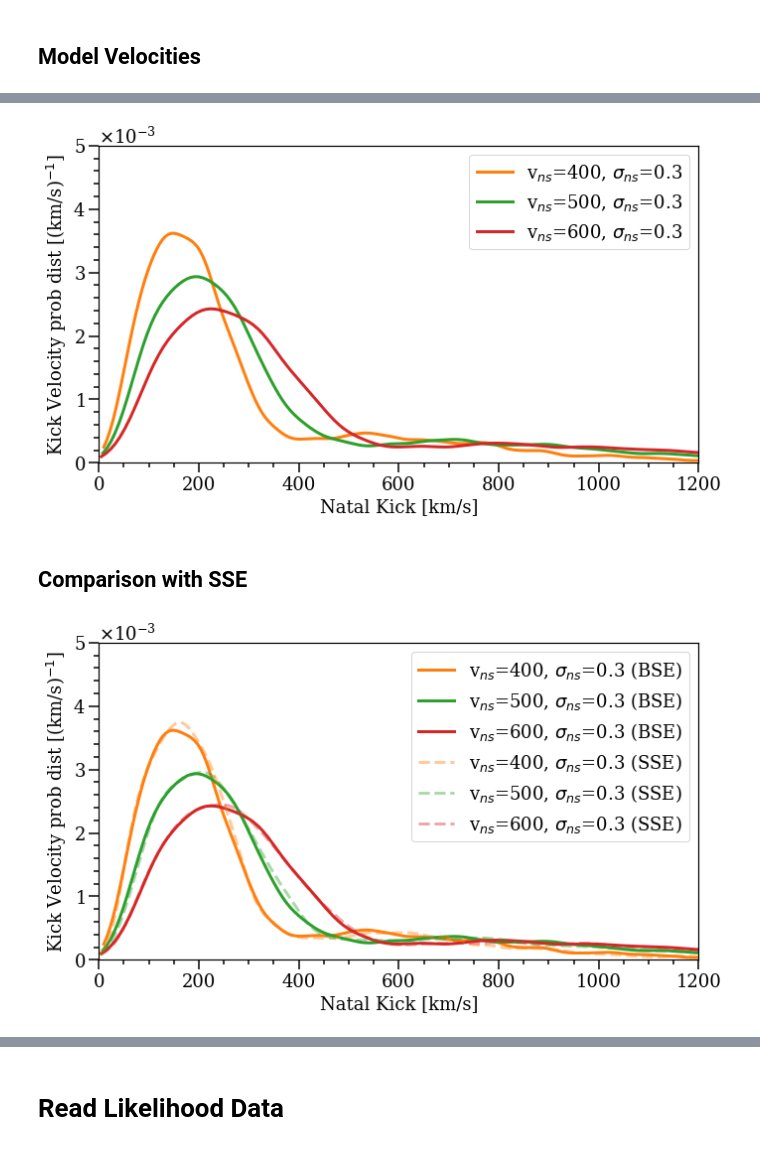
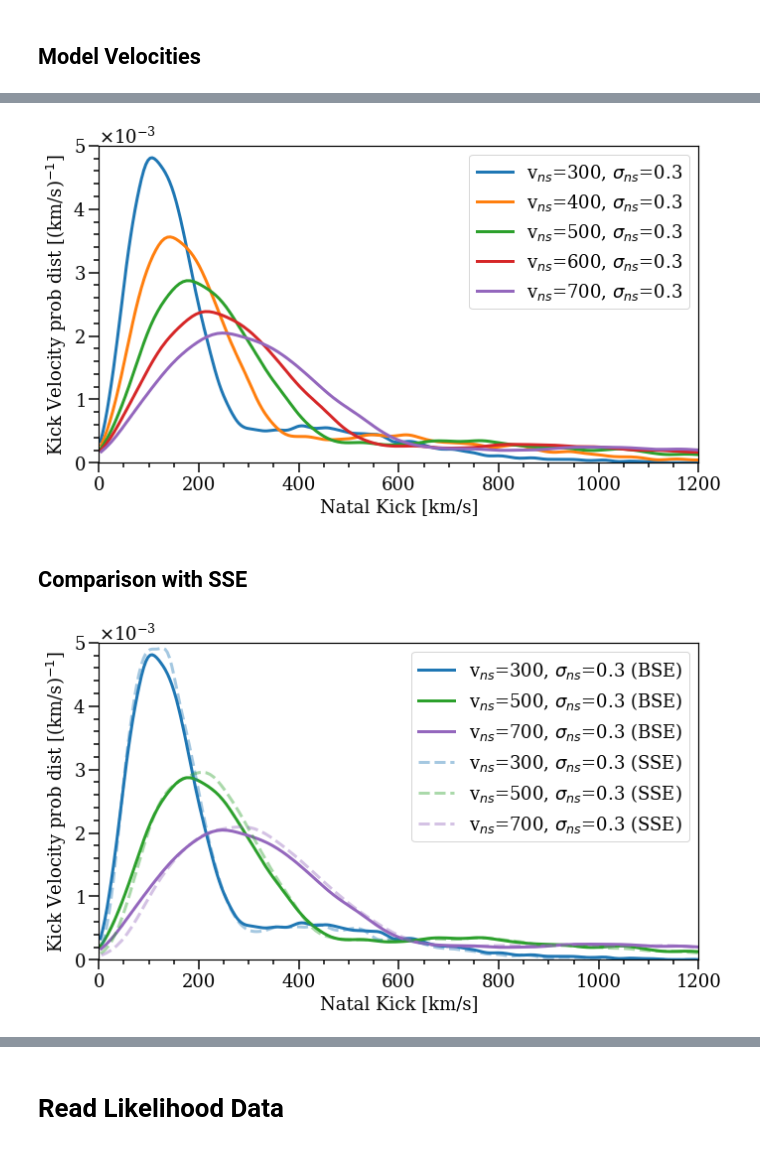
Before and after one commit to veome22/supernova_remnant_prescription, a Jupyter notebook: model_likelihood_analysis_bse.ipynb, the cells around one changed output, grey strips where cells are left out. Cells and saved outputs as stored; diff of their text form; code cells hidden in the pictures.

```diff
--- a/model_likelihood_analysis_bse.ipynb
+++ b/model_likelihood_analysis_bse.ipynb
@@ -79,7 +79,7 @@ def layoutAxes(ax, nameX='', nameY='', \
 # %%
 # Define the models of interest
 bh_kicks=[200]
-ns_kicks = [400, 450, 500, 550, 600, 650]
+ns_kicks = [300, 350, 400, 450, 500, 550, 600, 650, 700]
 sigmas = [0.1, 0.2, 0.3, 0.4, 0.5]
 
 # Define the location of the posterior data
@@ -205,28 +205,28 @@ plot_kde(kick_models["NS_500_RANGE"], NS_KICKS_3D, NS_KICKS_2D, output=output, d
 output=None
 
 f, ax= plt.subplots(1, 1,  figsize=(10,6))
-ax._get_lines.get_next_color()
+# ax._get_lines.get_next_color()
 ax.set_ylim(0, 5e-3)
 plot_kde(kick_models["SIGMA_0.3_RANGE"][::2], NS_KICKS_3D, NS_KICKS_2D, output=output)
 # %% [output]
-[figure, old version]
+[figure, new version]
 # %% [markdown]
 ## Comparison with SSE
 # %%
 output='plots/sigma_0.3_range_bse.pdf'
 
 f, ax= plt.subplots(1, 1,  figsize=(10,6))
-ax._get_lines.get_next_color()
+ax.set_prop_cycle(cycler(color=mcolors.to_rgba_array(['C0', 'C2', 'C4'])))
 ax.set_ylim(0, 5e-3)
-plot_kde(kick_models["SIGMA_0.3_RANGE"][::2], NS_KICKS_3D, NS_KICKS_2D, label_suffix=' (BSE)', d=3)
+plot_kde(kick_models["SIGMA_0.3_RANGE"][::4], NS_KICKS_3D, NS_KICKS_2D, label_suffix=' (BSE)', d=3)
 
 plt.gca().set_prop_cycle(None)
-ax._get_lines.get_next_color()
-plot_kde(kick_models["SIGMA_0.3_RANGE"][::2], NS_KICKS_3D_SSE, NS_KICKS_2D_SSE, d=3, linestyle='--', label_suffix=' (SSE)', alpha=0.4)
+ax.set_prop_cycle(cycler(color=mcolors.to_rgba_array(['C0', 'C2', 'C4'])))
+plot_kde(kick_models["SIGMA_0.3_RANGE"][::4], NS_KICKS_3D_SSE, NS_KICKS_2D_SSE, d=3, linestyle='--', label_suffix=' (SSE)', alpha=0.4)
 
 # plt.savefig(output)
 # %% [output]
-[figure, old version]
+[figure, new version]
 # %%
 from cycler import cycler
 import matplotlib.colors as mcolors
```
Also changed, not shown: parts of 14 cells of this notebook, 3 other files.
